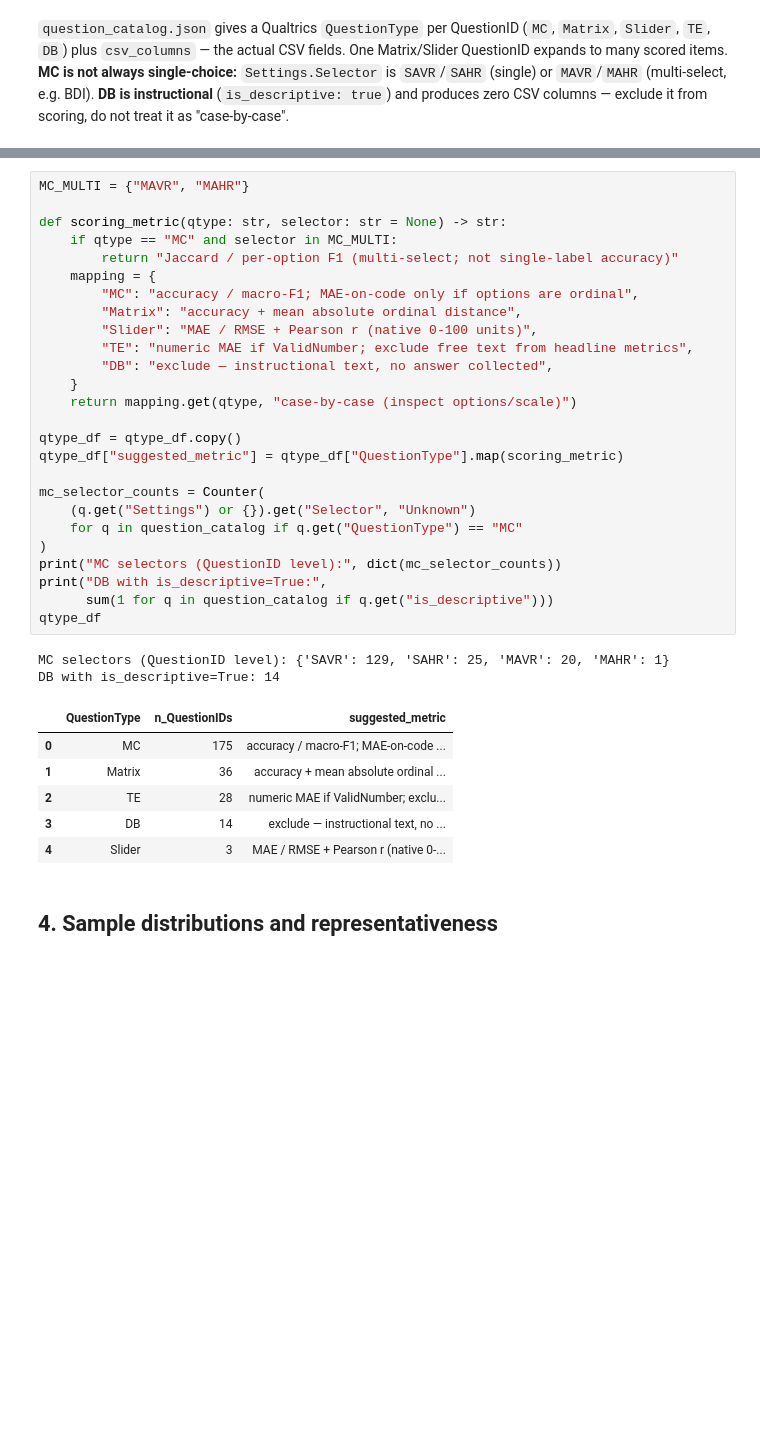
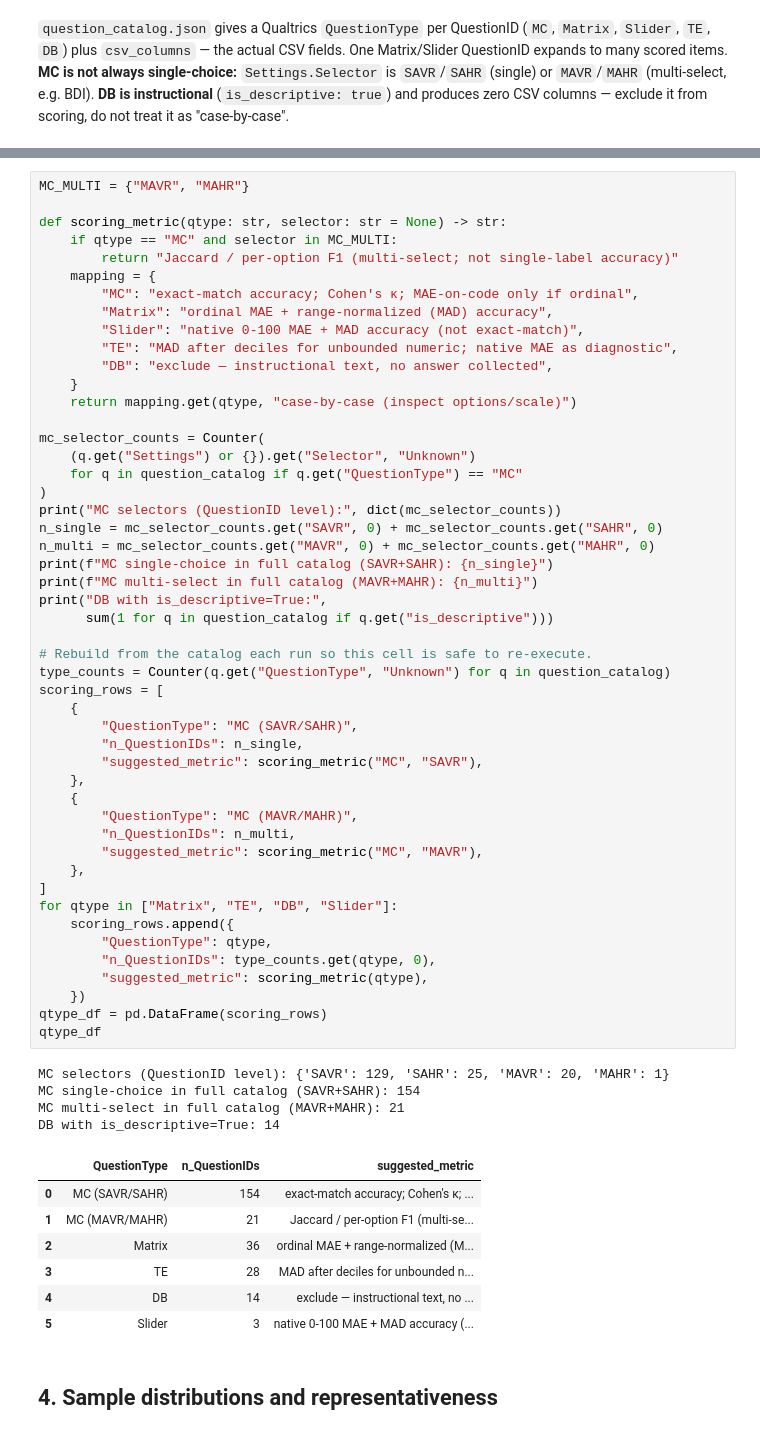
Before and after one commit to HungNgoCT/Amity_Assignment, a Jupyter notebook: notebooks/data_exploration.ipynb, the cells around one changed output, grey strips where cells are left out. Cells and saved outputs as stored; diff of their text form; blank space fills up the shorter version.

Commit message:
Clarify D1 MC counts, pin the POC dataset revision, and document Colab Run 3.
Co-authored-by: Cursor <cursoragent@cursor.com>

```diff
--- a/notebooks/data_exploration.ipynb
+++ b/notebooks/data_exploration.ipynb
@@ -204,38 +207,64 @@ There is no separate `MaxDiff` / `Multi-select` type in this catalog. Multi-sele
 # %%
 MC_MULTI = {"MAVR", "MAHR"}
 
 def scoring_metric(qtype: str, selector: str = None) -> str:
     if qtype == "MC" and selector in MC_MULTI:
         return "Jaccard / per-option F1 (multi-select; not single-label accuracy)"
     mapping = {
-        "MC": "accuracy / macro-F1; MAE-on-code only if options are ordinal",
-        "Matrix": "accuracy + mean absolute ordinal distance",
-        "Slider": "MAE / RMSE + Pearson r (native 0-100 units)",
-        "TE": "numeric MAE if ValidNumber; exclude free text from headline metrics",
+        "MC": "exact-match accuracy; Cohen's κ; MAE-on-code only if ordinal",
+        "Matrix": "ordinal MAE + range-normalized (MAD) accuracy",
+        "Slider": "native 0-100 MAE + MAD accuracy (not exact-match)",
+        "TE": "MAD after deciles for unbounded numeric; native MAE as diagnostic",
         "DB": "exclude — instructional text, no answer collected",
     }
     return mapping.get(qtype, "case-by-case (inspect options/scale)")
-
-qtype_df = qtype_df.copy()
-qtype_df["suggested_metric"] = qtype_df["QuestionType"].map(scoring_metric)
 
 mc_selector_counts = Counter(
     (q.get("Settings") or {}).get("Selector", "Unknown")
     for q in question_catalog if q.get("QuestionType") == "MC"
 )
 print("MC selectors (QuestionID level):", dict(mc_selector_counts))
+n_single = mc_selector_counts.get("SAVR", 0) + mc_selector_counts.get("SAHR", 0)
+n_multi = mc_selector_counts.get("MAVR", 0) + mc_selector_counts.get("MAHR", 0)
+print(f"MC single-choice in full catalog (SAVR+SAHR): {n_single}")
+print(f"MC multi-select in full catalog (MAVR+MAHR): {n_multi}")
 print("DB with is_descriptive=True:",
       sum(1 for q in question_catalog if q.get("is_descriptive")))
+
+# Rebuild from the catalog each run so this cell is safe to re-execute.
+type_counts = Counter(q.get("QuestionType", "Unknown") for q in question_catalog)
+scoring_rows = [
+    {
+        "QuestionType": "MC (SAVR/SAHR)",
+        "n_QuestionIDs": n_single,
+        "suggested_metric": scoring_metric("MC", "SAVR"),
+    },
+    {
+        "QuestionType": "MC (MAVR/MAHR)",
+        "n_QuestionIDs": n_multi,
+        "suggested_metric": scoring_metric("MC", "MAVR"),
+    },
+]
+for qtype in ["Matrix", "TE", "DB", "Slider"]:
+    scoring_rows.append({
+        "QuestionType": qtype,
+        "n_QuestionIDs": type_counts.get(qtype, 0),
+        "suggested_metric": scoring_metric(qtype),
+    })
+qtype_df = pd.DataFrame(scoring_rows)
 qtype_df
 # %% [output]
 MC selectors (QuestionID level): {'SAVR': 129, 'SAHR': 25, 'MAVR': 20, 'MAHR': 1}
+MC single-choice in full catalog (SAVR+SAHR): 154
+MC multi-select in full catalog (MAVR+MAHR): 21
 DB with is_descriptive=True: 14
 |  | QuestionType | n_QuestionIDs | suggested_metric |
-| 0 | MC | 175 | accuracy / macro-F1; MAE-on-code ... |
-| 1 | Matrix | 36 | accuracy + mean absolute ordinal ... |
-| 2 | TE | 28 | numeric MAE if ValidNumber; exclu... |
-| 3 | DB | 14 | exclude — instructional text, no ... |
-| 4 | Slider | 3 | MAE / RMSE + Pearson r (native 0-... |
+| 0 | MC (SAVR/SAHR) | 154 | exact-match accuracy; Cohen's κ; ... |
+| 1 | MC (MAVR/MAHR) | 21 | Jaccard / per-option F1 (multi-se... |
+| 2 | Matrix | 36 | ordinal MAE + range-normalized (M... |
+| 3 | TE | 28 | MAD after deciles for unbounded n... |
+| 4 | DB | 14 | exclude — instructional text, no ... |
+| 5 | Slider | 3 | native 0-100 MAE + MAD accuracy (... |
 # %% [markdown]
 ## 4. Sample distributions and representativeness
 # %% [markdown]
```
Also changed, not shown: parts of 7 cells of this notebook, 7 other files.
